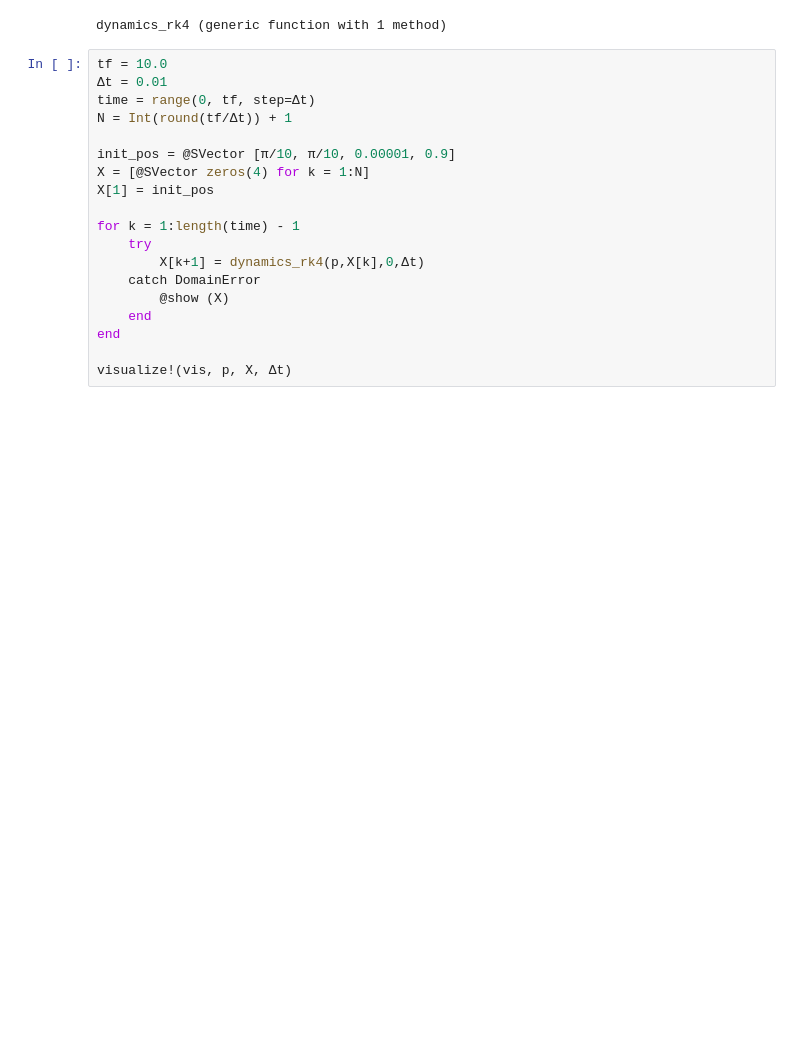
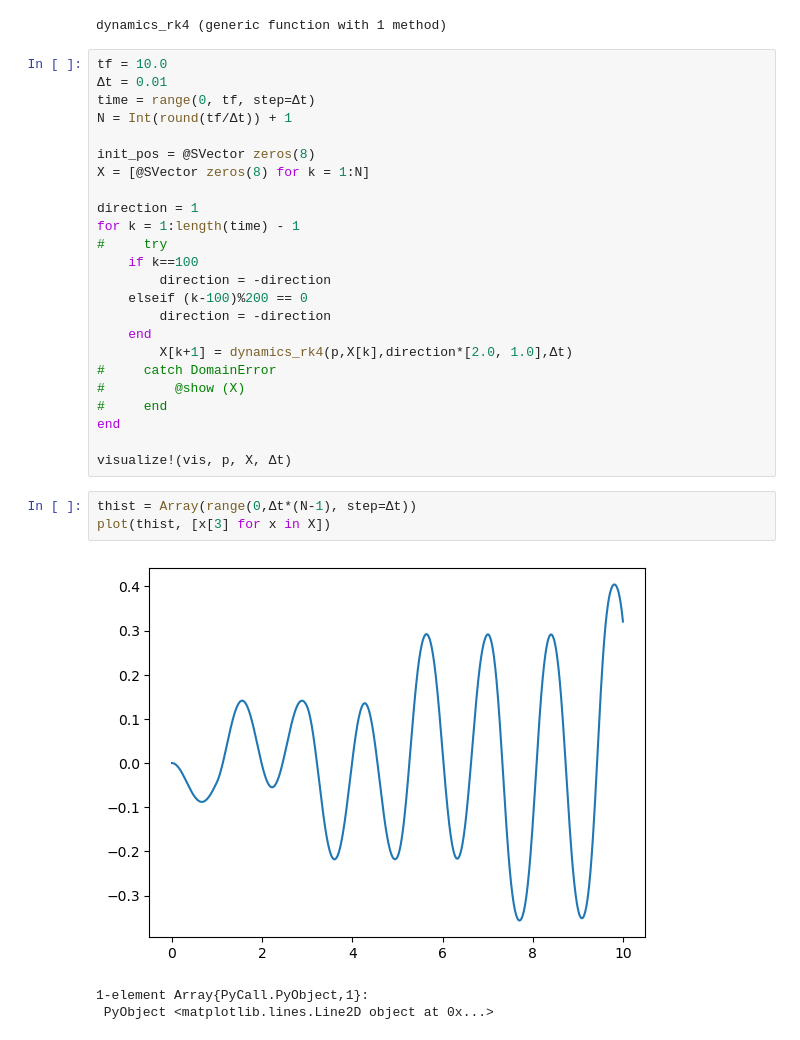
Before and after one commit to Huoleit/Spherical_pendulum, a Jupyter notebook: sphericalCart.ipynb, the cells around one changed output. Saved outputs shown, nothing was run; the diff lists cells and outputs as text; blank space fills up the shorter version.

```diff
--- a/sphericalCart.ipynb
+++ b/sphericalCart.ipynb
@@ -103,16 +148,28 @@ tf = 10.0
 time = range(0, tf, step=Δt)
 N = Int(round(tf/Δt)) + 1
 
-init_pos = @SVector [π/10, π/10, 0.00001, 0.9]
-X = [@SVector zeros(4) for k = 1:N]
-X[1] = init_pos
+init_pos = @SVector zeros(8)
+X = [@SVector zeros(8) for k = 1:N]
 
+direction = 1
 for k = 1:length(time) - 1
-    try
-        X[k+1] = dynamics_rk4(p,X[k],0,Δt)
-    catch DomainError
-        @show (X)
+#     try
+    if k==100
+        direction = -direction
+    elseif (k-100)%200 == 0
+        direction = -direction
     end
+        X[k+1] = dynamics_rk4(p,X[k],direction*[2.0, 1.0],Δt)
+#     catch DomainError
+#         @show (X)
+#     end
 end
 
 visualize!(vis, p, X, Δt)
+# %%
+thist = Array(range(0,Δt*(N-1), step=Δt))
+plot(thist, [x[3] for x in X])
+# %% [output]
+[figure, added]
+1-element Array{PyCall.PyObject,1}:
+ PyObject <matplotlib.lines.Line2D object at 0x...>
```
Also changed, not shown: parts of 14 cells of this notebook.
